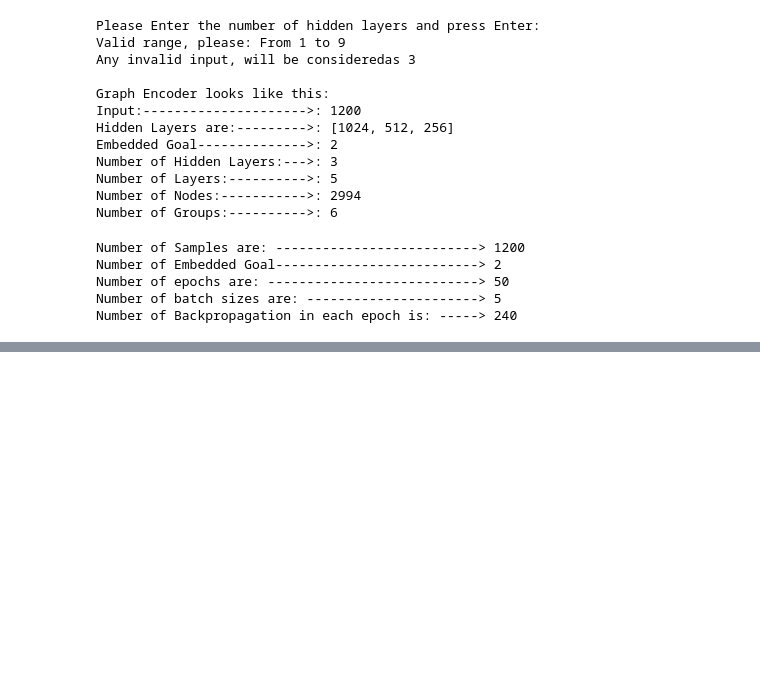
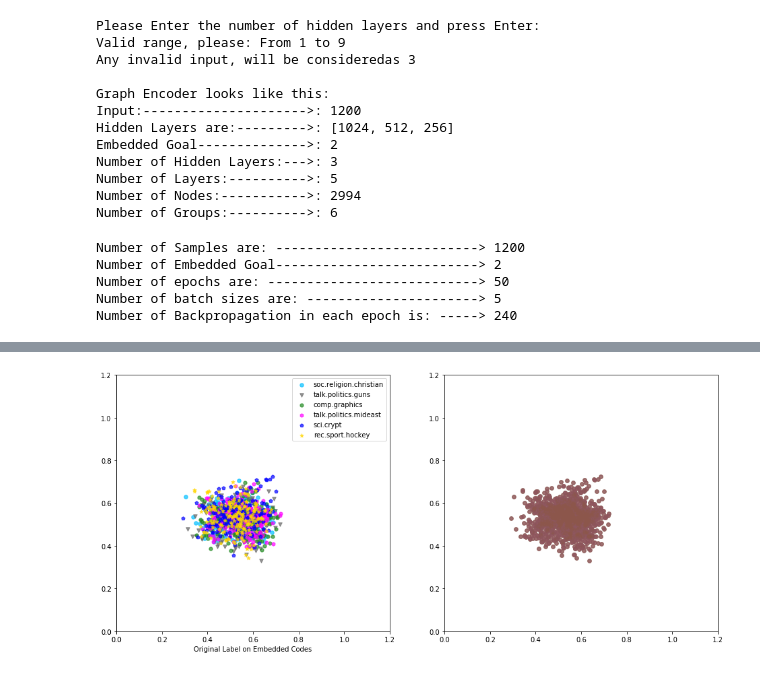
Before and after one commit to saman-nia/Deep-Learning-for-Dimensionality-Reduction, a Jupyter notebook: Text Documents Dimensionality Reduction/New_Datatest.ipynb, the cells around one changed output, grey strips where cells are left out. Cells and saved outputs as stored; diff of their text form; code cells hidden in the pictures; blank space fills up the shorter version.

```diff
--- a/Text Documents Dimensionality Reduction/New_Datatest.ipynb
+++ b/Text Documents Dimensionality Reduction/New_Datatest.ipynb
@@ -699,0 +720,29 @@ plt.show()
+# %%
+def new_test_sample(similarity, X, y):
+  Similarity_X_test = Similarity_Dataset_Iterator(X, y, similarity, similarity_method)
+  return Similarity_X_test
+# %%
+test_set_test = new_test_sample(Similarity_Graph(), X_test, y_test)
+# %%
+test_set, labels_test_set = test_set_test.whole_dataset() #---- Allocation of data and labels
+ae_codes_new_test = sess.run(code, feed_dict={x: test_set, mode_train: False})
+# %%
+plt.figure(figsize=(16,7))
+for num in range(len(categories_lables)):
+  plt.subplot(1,2,1)
+  plt.ylim(bottom=0, top=1.2)
+  plt.xlim(left=0, right=1.2)
+  plt.scatter([ae_codes_new_test[:,0][i] for i in range(len(labels_test_set)) if labels_test_set[i] == num],
+              [ae_codes_new_test[:,1][i] for i in range(len(labels_test_set)) if labels_test_set[i] == num],
+              30, label=categories_lables[num], alpha=0.7, color = sorted_color[num], marker=markers_list[num])
+  plt.xlabel('Original Label on Embedded Codes')
+  plt.legend(loc='best')
+  plt.subplot(1,2,2)
+  plt.ylim(bottom=0, top=1.2)
+  plt.xlim(left=0, right=1.2)
+  plt.scatter([ae_codes_new_test[:,0][i] for i in range(len(labels_test_set))],
+              [ae_codes_new_test[:,1][i] for i in range(len(labels_test_set))],
+              30, alpha=0.3, marker="o")
+plt.show()
+# %% [output]
+[figure, added]
```
Also changed, not shown: parts of 6 cells of this notebook.
